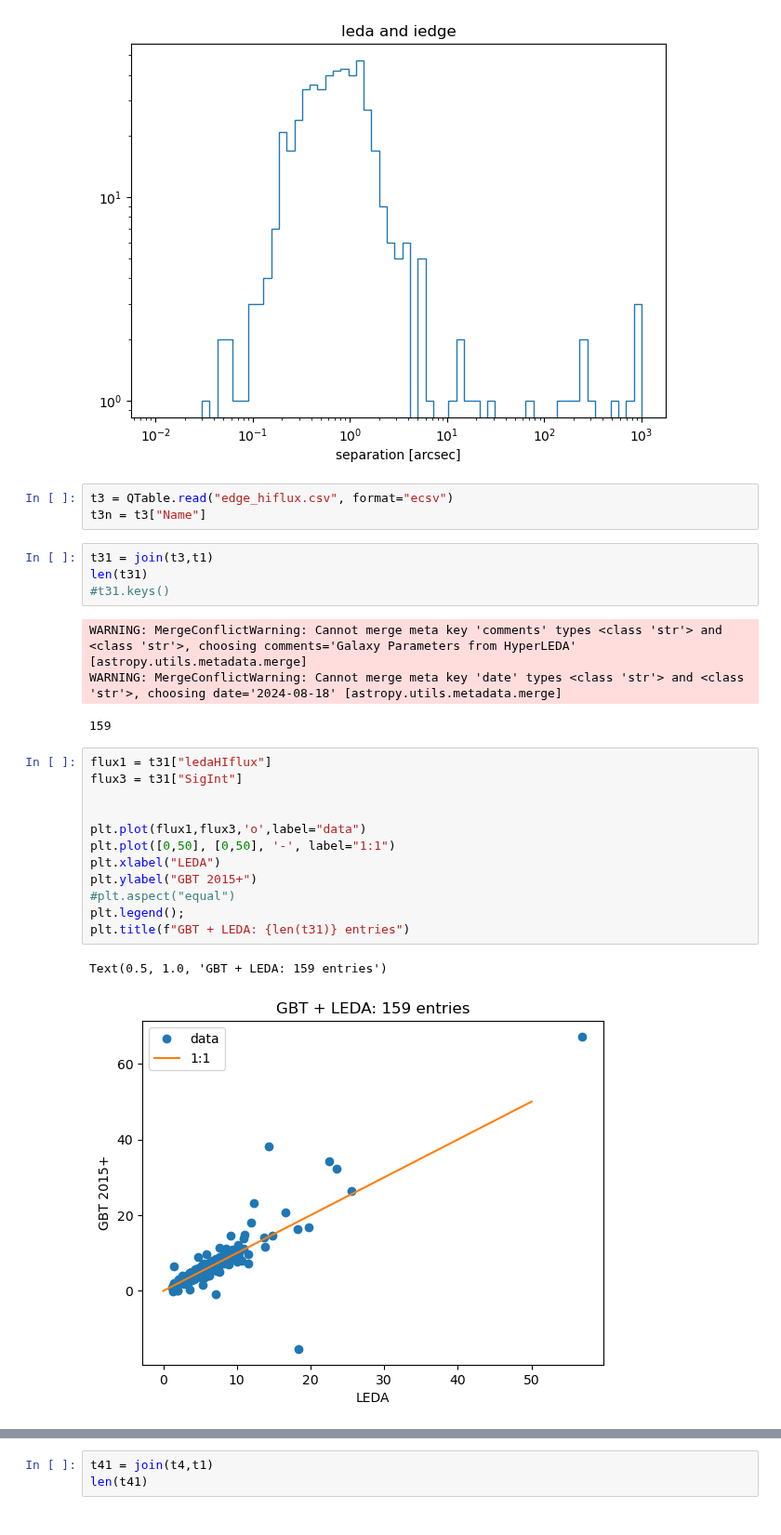
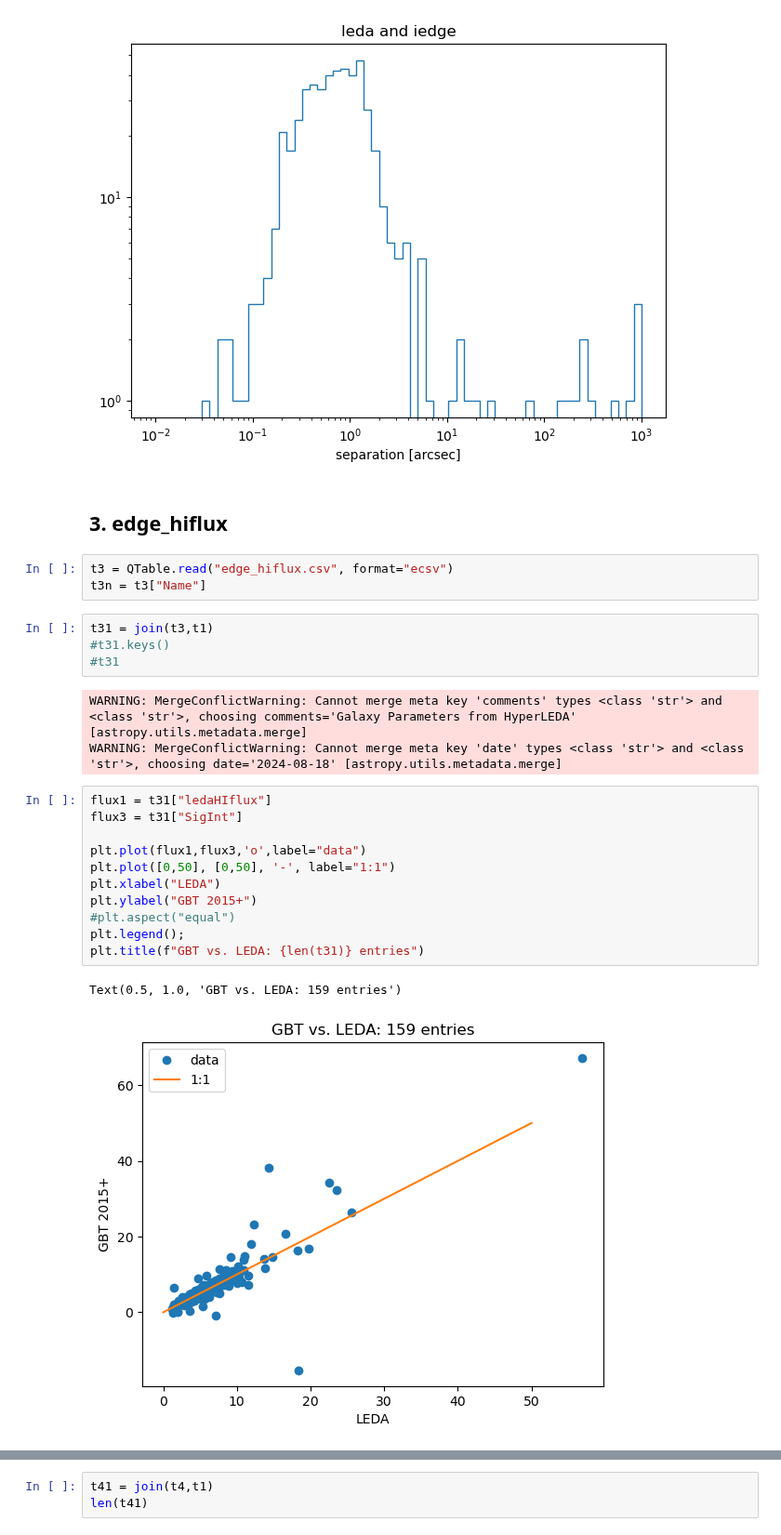
Before and after one commit to teuben/GBT-EDGE-HI, a Jupyter notebook: gals/hi_surveys.ipynb, the cells around one changed output, grey strips where cells are left out. Shown at 93% size. Drawn from its saved outputs; the diff is of its cells as text.

```diff
--- a/gals/hi_surveys.ipynb
+++ b/gals/hi_surveys.ipynb
@@ -150,29 +389,29 @@ plt.title('leda and iedge')
 # %% [output]
 Text(0.5, 1.0, 'leda and iedge')
 [figure]
+# %% [markdown]
+## 3. edge_hiflux
 # %%
 t3 = QTable.read("edge_hiflux.csv", format="ecsv")
 t3n = t3["Name"]
 # %%
 t31 = join(t3,t1)
-len(t31)
 #t31.keys()
+#t31
 # %% [output]
 WARNING: MergeConflictWarning: Cannot merge meta key 'comments' types <class 'str'> and <class 'str'>, choosing comments='Galaxy Parameters from HyperLEDA' [astropy.utils.metadata.merge]
 WARNING: MergeConflictWarning: Cannot merge meta key 'date' types <class 'str'> and <class 'str'>, choosing date='2024-08-18' [astropy.utils.metadata.merge]
-159
 # %%
 flux1 = t31["ledaHIflux"]
 flux3 = t31["SigInt"]
-
 
 plt.plot(flux1,flux3,'o',label="data")
 plt.plot([0,50], [0,50], '-', label="1:1")
 plt.xlabel("LEDA")
 plt.ylabel("GBT 2015+")
 #plt.aspect("equal")
 plt.legend();
-plt.title(f"GBT + LEDA: {len(t31)} entries")
+plt.title(f"GBT vs. LEDA: {len(t31)} entries")
 # %% [output]
-Text(0.5, 1.0, 'GBT + LEDA: 159 entries')
+Text(0.5, 1.0, 'GBT vs. LEDA: 159 entries')
-[figure, old version]
+[figure, new version]
```
Also changed, not shown: parts of 63 cells of this notebook.
